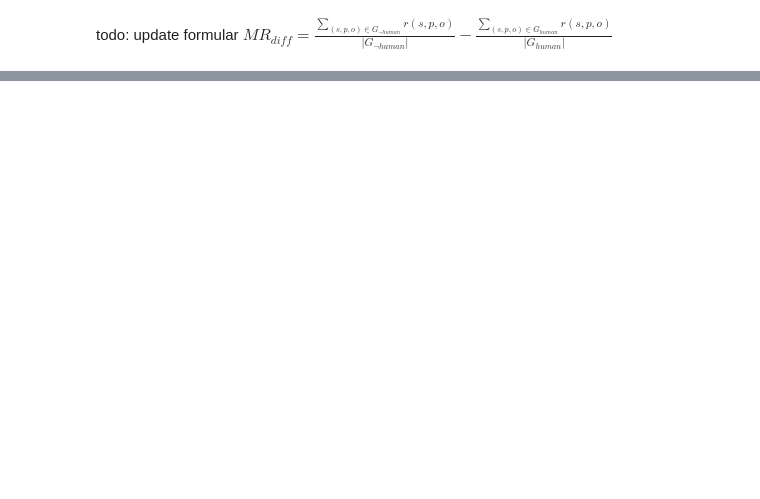
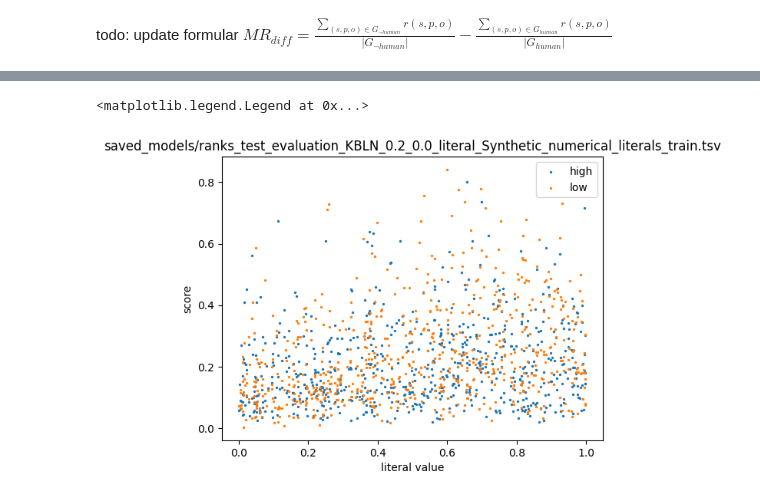
Before and after one commit to moritzblum/LiteralEvaluation, a Jupyter notebook: evaluate_synthetic.ipynb, the cells around one changed output, grey strips where cells are left out. Saved outputs shown, nothing was run; the diff lists cells and outputs as text; code cells hidden in the pictures; blank space fills up the shorter version.

Commit message:
added evaluation jupyter notebook

```diff
--- a/evaluate_synthetic.ipynb
+++ b/evaluate_synthetic.ipynb
@@ -2,6 +3,6 @@
 import pandas as pd
 # %%
-result_file = 'saved_models/ranks_test_evaluation_ComplEx_0.2_0.0_literal_Synthetic_numerical_literals_train.tsv'
+
 dataset_name = 'Synthetic'
 
 # should not be modified
@@ -36,12 +33,7 @@ df_literals[df_literals['head'].isin(human_uris.to_list())]
 | 14032 | /m/01hbgs | /m/has_value | 0.154805 |
 4505 rows × 3 columns
 # %%
-def get_scores_for_certain_tail(tail_entity):
+def get_scores_for_certain_tail(tail_entity, df_results):
     related_scores = pd.merge(df_literals[df_literals['head'].isin(human_uris.to_list())], df_results[df_results["tail"]==tail_entity][['head', 'score']], left_on='head', right_on='head')
     related_scores = related_scores.rename(columns={ 'score': f'score {tail_entity}' })
     return related_scores
-# %%
-a = get_scores_for_certain_tail(category_a)
-b = get_scores_for_certain_tail(category_b)
-
-merged = pd.merge(a, b)
@@ -90,0 +175,13 @@ mr_diff
+# %%
+import matplotlib.pyplot as plt
+
+plt.scatter(merged['literal'], merged['score /m/high'], s=2)
+plt.scatter(merged['literal'], merged['score /m/low'], s=2)
+
+plt.xlabel('literal value')
+plt.ylabel('score')
+plt.title(result_file)
+plt.legend(['high', 'low'])
+# %% [output]
+<matplotlib.legend.Legend at 0x...>
+[figure, added]
```
Also changed, not shown: parts of 12 cells of this notebook, 15 other files.
